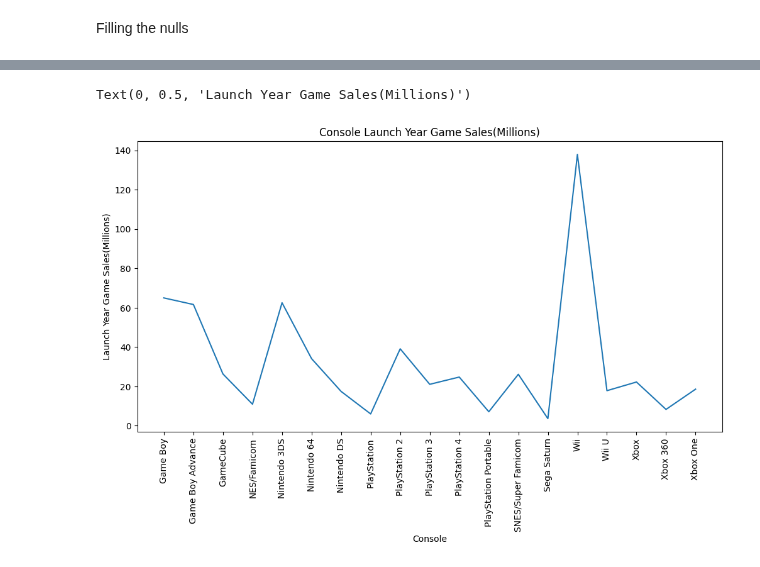
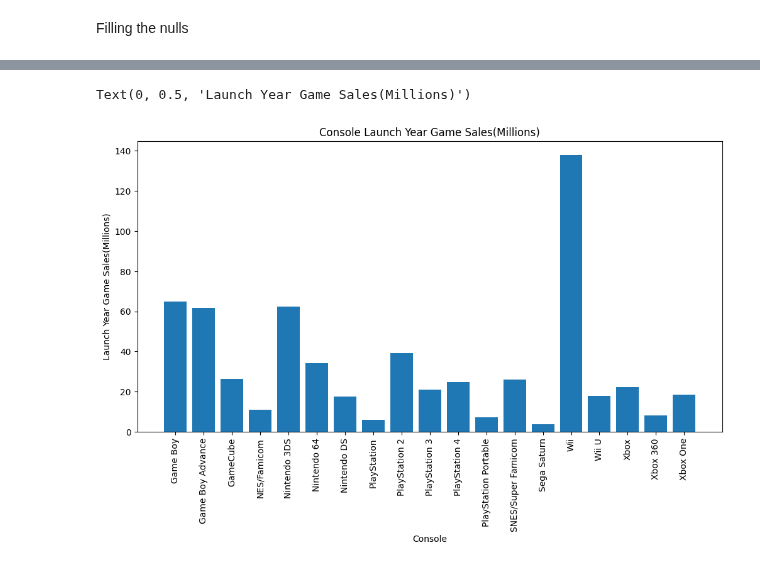
Before and after one commit to V-Pool/vg_sales, a Jupyter notebook: sales.ipynb, the cells around one changed output, grey strips where cells are left out. Saved outputs shown, nothing was run; the diff lists cells and outputs as text; code cells hidden in the pictures.

Commit message:
added grouped bar chart

```diff
--- a/sales.ipynb
+++ b/sales.ipynb
@@ -277,10 +257,10 @@ launch_year_game_sales
 # %%
 plt.figure(figsize=(12, 6))
-plt.plot(launch_year_game_sales['Platform'], launch_year_game_sales['Global Sales'])
+plt.bar(launch_year_game_sales['Platform'], launch_year_game_sales['Global Sales'])
 plt.title('Console Launch Year Game Sales(Millions)')
 plt.xlabel('Console')
 plt.xticks(rotation=90)
 plt.ylabel('Launch Year Game Sales(Millions)')
 # %% [output]
 Text(0, 0.5, 'Launch Year Game Sales(Millions)')
-[figure, old version]
+[figure, new version]
```
Also changed, not shown: parts of 10 cells of this notebook.
